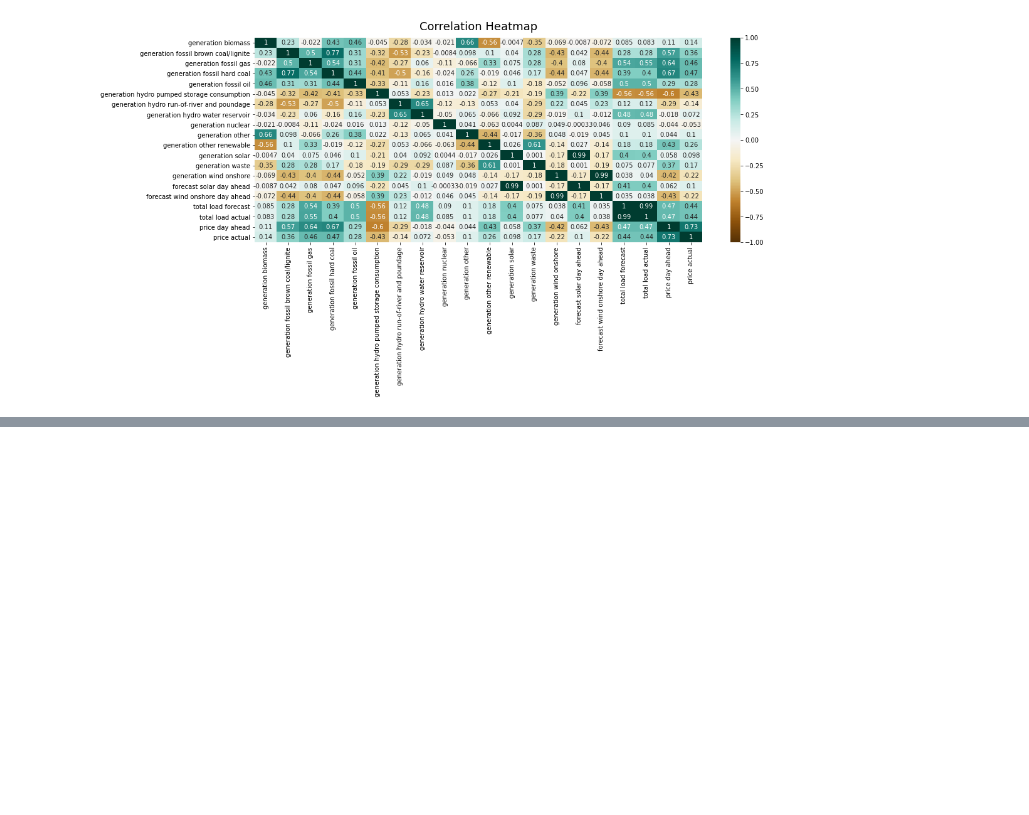
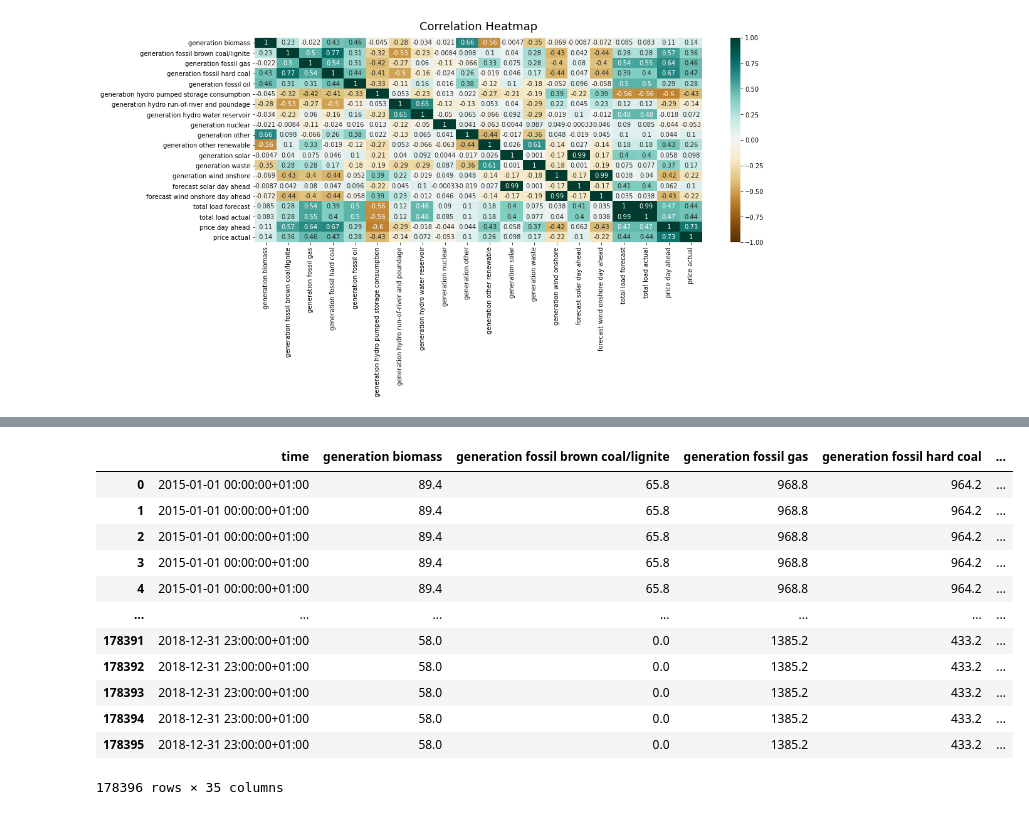
Before and after one commit to Falapas/IRONHACK_FINAL_PROJECT, a Jupyter notebook: Final_Project.ipynb, the cells around one changed output, grey strips where cells are left out. Cells and saved outputs as stored; diff of their text form; code cells hidden in the pictures; blank space fills up the shorter version.

```diff
--- a/Final_Project.ipynb
+++ b/Final_Project.ipynb
@@ -76,7 +46,13 @@ impute_missing_values(energy)
 | 35062 | 293.0 | 0.0 | 6562.0 | 2293.0 | ... |
 | 35063 | 290.0 | 0.0 | 6926.0 | 2166.0 | ... |
 35064 rows × 20 columns
+# %%
+#Divided all values by 5 cities.
+
+energy = energy/5
+#energy
 # %%
 # Hading back the colum to our cleaned dataset.
 
-time_df.join(energy)
+energy = time_df.join(energy)
+#energy
@@ -168,0 +111,16 @@ heatmap.set_title('Correlation Heatmap', fontdict={'fontsize':18}, pad=12);
+# %%
+sample
+# %% [output]
+|  | time | generation biomass | generation fossil brown coal/lignite | generation fossil gas | generation fossil hard coal | ... |
+| 0 | 2015-01-01 00:00:00+01:00 | 89.4 | 65.8 | 968.8 | 964.2 | ... |
+| 1 | 2015-01-01 00:00:00+01:00 | 89.4 | 65.8 | 968.8 | 964.2 | ... |
+| 2 | 2015-01-01 00:00:00+01:00 | 89.4 | 65.8 | 968.8 | 964.2 | ... |
+| 3 | 2015-01-01 00:00:00+01:00 | 89.4 | 65.8 | 968.8 | 964.2 | ... |
+| 4 | 2015-01-01 00:00:00+01:00 | 89.4 | 65.8 | 968.8 | 964.2 | ... |
+| ... | ... | ... | ... | ... | ... | ... |
+| 178391 | 2018-12-31 23:00:00+01:00 | 58.0 | 0.0 | 1385.2 | 433.2 | ... |
+| 178392 | 2018-12-31 23:00:00+01:00 | 58.0 | 0.0 | 1385.2 | 433.2 | ... |
+| 178393 | 2018-12-31 23:00:00+01:00 | 58.0 | 0.0 | 1385.2 | 433.2 | ... |
+| 178394 | 2018-12-31 23:00:00+01:00 | 58.0 | 0.0 | 1385.2 | 433.2 | ... |
+| 178395 | 2018-12-31 23:00:00+01:00 | 58.0 | 0.0 | 1385.2 | 433.2 | ... |
+178396 rows × 35 columns
```
Also changed, not shown: parts of 16 cells of this notebook.
